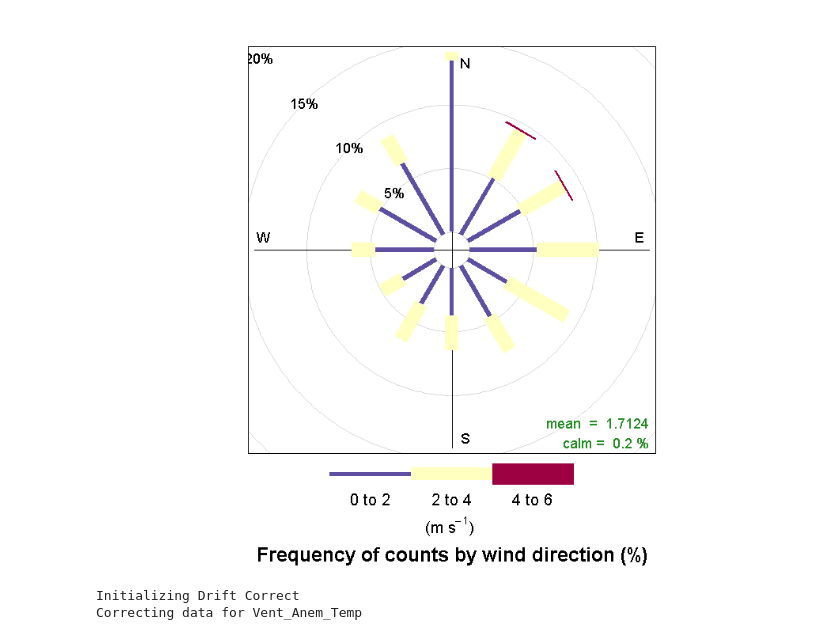
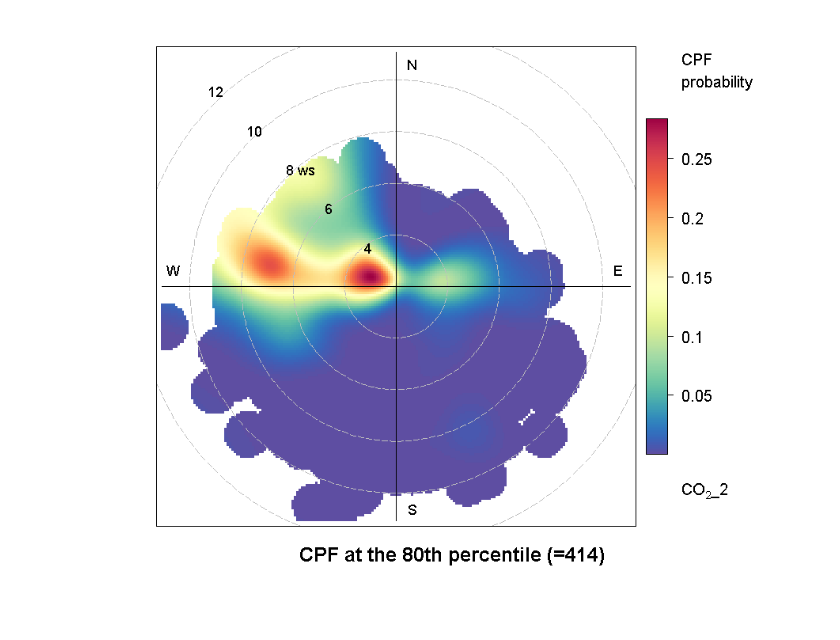
Before and after one commit to agmeyer4/CO2_Eddy, a Jupyter notebook: Data_Viewer.ipynb, the cells around one changed output. Drawn from its saved outputs; the diff is of its cells as text; code cells hidden in the pictures; blank space fills up the shorter version.

Commit message:
added back remove_spikes, added multiplexer wind correction, updated data_viewer

```diff
--- a/Data_Viewer.ipynb
+++ b/Data_Viewer.ipynb
@@ -89,0 +21,2 @@ KeyboardInterrupt:
+# %%
+data = retrieve_data_from_folder('Z:\\CO2_Data')
@@ -89,0 +33,5 @@ KeyboardInterrupt:
+# %%
+data = remove_spikes(pd.read_pickle('Spike_ETs.pkl'),data)
+data = downsample_and_concatenate(data)
+data = combine_vent_data(data)
+data['Vent_Mass'] = moving_mass_flow(data['Vent_Mass'])
@@ -90,9 +42,4 @@ KeyboardInterrupt:
 # %%
-d = downsample_and_concatenate(data)
-d1 = combine_vent_data(d)
-d1['Vent_Mass'] = moving_mass_flow(d1['Vent_Mass'])
-# for i in range(1,4):
-#     d1['Multi'].loc[(d1['Multi']['CO2_{}'.format(i)] < 395)|(d1['Multi']['CO2_{}'.format(i)] > 600)] = float('NaN')
-
-#d1['Multi'].interpolate(limit=1,inplace=True)
-d1['Picarro'].loc[d1['Picarro']['ANEM_X'] < -20.0, 'ANEM_X'] = float('NaN')
+for i in range(1,4):
+    data['Multi'].loc[(data['Multi']['CO2_{}'.format(i)] < 395)|(data['Multi']['CO2_{}'.format(i)] > 600)] = float('NaN')
+data['Multi'].interpolate(limit=1,inplace=True)
@@ -156,42 +106,38 @@ multi.columns = ['Corrected_DT', 'CO2_1', 'CO2_2', 'CO2_3', 'Rotations', 'ws',
+# %%
+multi = data['Multi']
+multi = multi[['CO2_1','CO2_2','CO2_3','Temp','Rotations','Wind_Velocity','Wind_Direction','Multi_Loc','DOW']]
+multi = multi_direction_correction(multi)
+multi.columns = ['CO2_1','CO2_2','CO2_3','Temp','Rotations','ws','wd','Multi_Loc','DOW']
+multi1 = multi.loc[multi['ws']>2.0].dropna()
 # %%
 #Import everything to view graphics
 import rpy2
 import rpy2.robjects as ro
 from rpy2.robjects.packages import importr
 from rpy2.robjects import r, pandas2ri
 from rpy2.robjects.lib import grdevices
 base = importr('base')
 utils = importr('utils')
 import IPython
 from IPython.display import Image, display
 graphics = importr('graphics')
 utils.chooseCRANmirror(ind=1) # select the first mirror in the list
 if not ro.packages.isinstalled('openair'):
     utils.install_packages('openair')
 
-df = multi_re
+df = multi1
 
 
 r=ro.r #set r object to "r"
 r.library('openair') #load library openair
 
 pandas2ri.activate() #activate the pandas to r dataframe function
 r_dataframe = pandas2ri.py2ri(df) #convert pandas df to r df
 
 with rpy2.robjects.lib.grdevices.render_to_bytesio(grdevices.png, width=900, height=700, res=150) as img: #graphical settings
     #r.polarAnnulus(r_dataframe,poll = pollutant,period='hour',main='Hour',width = 'fat')  # setup plot through r
-    r.windRose(r_dataframe)#,poll='CO2_3',statistic='cpf',percentile=80)  # setup plot through r
+    r.polarPlot(r_dataframe,poll='CO2_2',statistic='cpf',percentile=80)  # setup plot through r
 
 IPython.display.display(IPython.display.Image(data=img.getvalue(), format='png', embed=True)) #display plot
 # %% [output]
-[figure, old version]
+[figure, new version]
-# %%
-vent_dict = {}
-vent_dict['Vent_Anem_Temp'] = get_vent_anem_temp_data('Aug2019_Vent_Anem_Temp','2019-08-15','2019-11-27')
-vent_dict = drift_correct(vent_dict)
-vent_dict = remove_spikes(pd.read_pickle('Spike_ETs.pkl'),vent_dict)
-vent_dict['Vent_Anem_Temp']['DOW'] = vent_dict['Vent_Anem_Temp']['Corrected_DT'].dt.dayofweek
-vent = vent_dict['Vent_Anem_Temp'].copy()
-# %% [output]
-Initializing Drift Correct
-Correcting data for Vent_Anem_Temp
```
Also changed, not shown: parts of 16 cells of this notebook, 1 other file.
